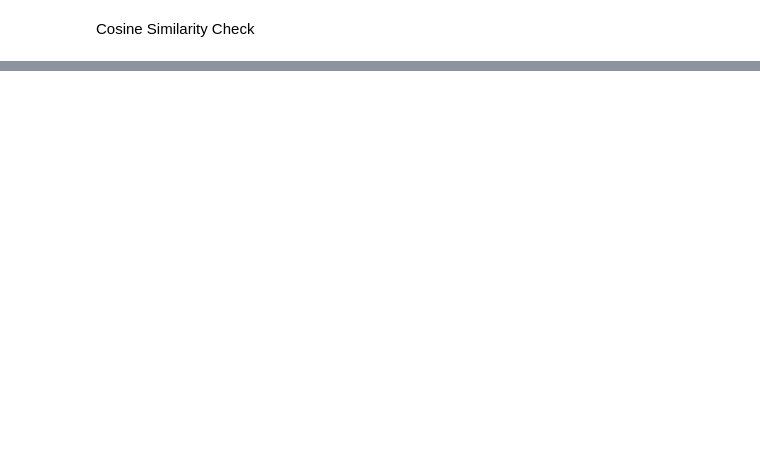
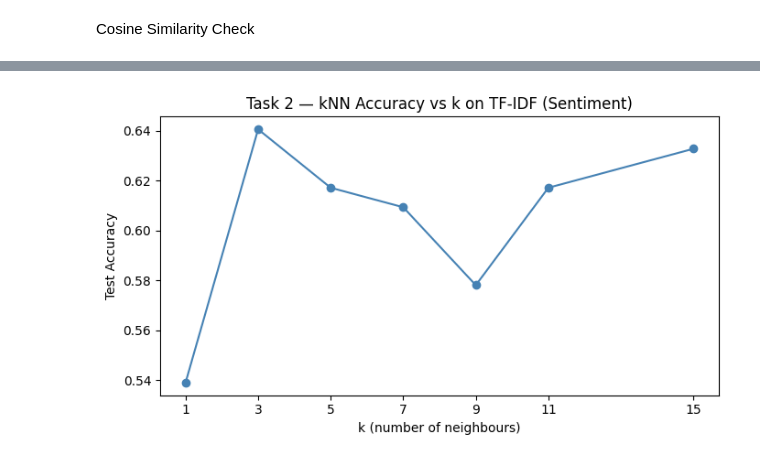
Before and after one commit to avamwilliams/105final, a Jupyter notebook: main.ipynb, the cells around one changed output, grey strips where cells are left out. Saved outputs shown, nothing was run; the diff lists cells and outputs as text; code cells hidden in the pictures; blank space fills up the shorter version.

```diff
--- a/main.ipynb
+++ b/main.ipynb
@@ -238,0 +335,16 @@ pd.DataFrame(all_experiments).sort_values("accuracy", ascending=False)
+# %%
+y_sentiment = df["sentiment"]
+
+# kNN with cosine similarity on BoW
+tasks.append(evaluate_classifier(
+    KNeighborsClassifier(n_neighbors=5, metric="cosine"),
+    X_bow, y_sentiment,
+    "Task 2 — Sentiment Classification | kNN (cosine) on BoW"
+))
+
+# kNN with cosine similarity on TF-IDF
+tasks.append(evaluate_classifier(
+    KNeighborsClassifier(n_neighbors=5, metric="cosine"),
+    X_tfidf, y_sentiment,
+    "Task 2 — Sentiment Classification | kNN (cosine) on TF-IDF"
+))
@@ -238,0 +399,23 @@ pd.DataFrame(all_experiments).sort_values("accuracy", ascending=False)
+# %%
+#finding the best k on tf-idf
+X_tr, X_te, y_tr, y_te = train_test_split(
+    X_tfidf, y_sentiment, test_size=0.2, random_state=RANDOM_STATE, stratify=y_sentiment
+)
+
+k_values = [1, 3, 5, 7, 9, 11, 15]
+k_accs   = []
+for k in k_values:
+    knn = KNeighborsClassifier(n_neighbors=k, metric="cosine")
+    knn.fit(X_tr, y_tr)
+    k_accs.append(accuracy_score(y_te, knn.predict(X_te)))
+
+plt.figure(figsize=(7, 4))
+plt.plot(k_values, k_accs, marker="o", color="steelblue")
+plt.xlabel("k (number of neighbours)")
+plt.ylabel("Test Accuracy")
+plt.title("Task 2 — kNN Accuracy vs k on TF-IDF (Sentiment)")
+plt.xticks(k_values)
+plt.tight_layout()
+plt.show()
+# %% [output]
+[figure, added]
```
Also changed, not shown: parts of 24 cells of this notebook.
